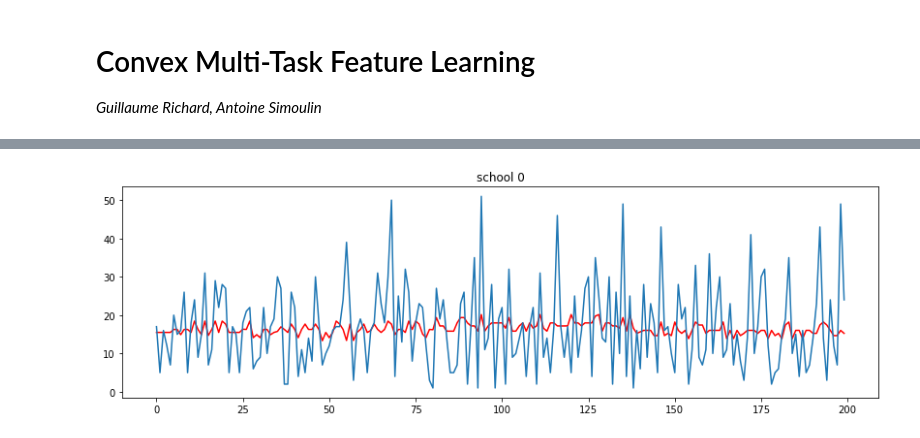
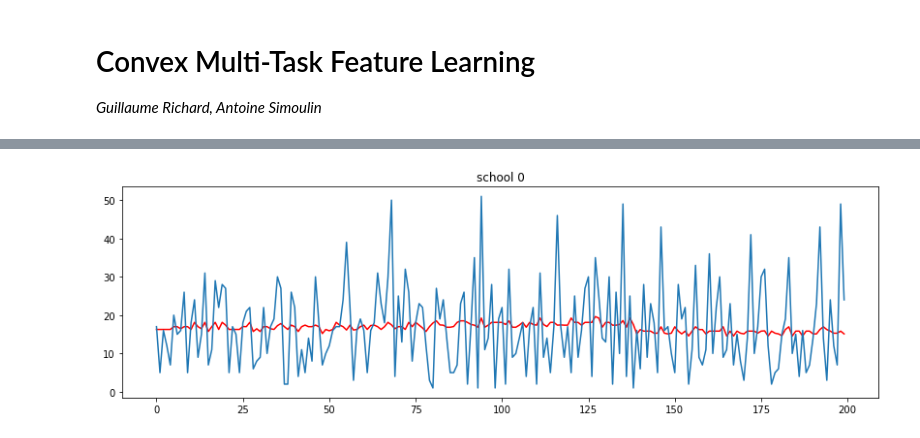
Before and after one commit to GRichard513/Convex-Multi-Task-Learning-, a Jupyter notebook: SGD.ipynb, the cells around one changed output, grey strips where cells are left out. Saved outputs shown, nothing was run; the diff lists cells and outputs as text; code cells hidden in the pictures.

```diff
--- a/SGD.ipynb
+++ b/SGD.ipynb
@@ -96,8 +175,9 @@ class MLT_Task():
 X_train_list = [X_train[Tasks.tasks == t].values for t in Tasks.tasks.unique()]
 Y_train_list = [Y_train[Tasks.tasks == t].values[:,0] for t in Tasks.tasks.unique()]
 
-MLT_Task_test = MLT_Task(X_train_list, Y_train_list, N=5, n_epoch=10, l_rate=1e-5)
-_, _, pred = MLT_Task_test.opt()
+MLT_Task_test = MLT_Task(X_train_list, Y_train_list, N=2, n_epoch=10, l_rate=1e-5, verbose=1)
+_, _, pred, _, _ = MLT_Task_test.opt()
+
 
 fig, _ = plt.subplots(figsize=[14,4])
 plt.plot(pred[0],'r')
@@ -123,2 +203,2 @@ original feature space dimension (d) : 28
 ____________________________________________________________________________________________________
-[figure, old version]
+[figure, new version]
```
Also changed, not shown: parts of 6 cells of this notebook.
